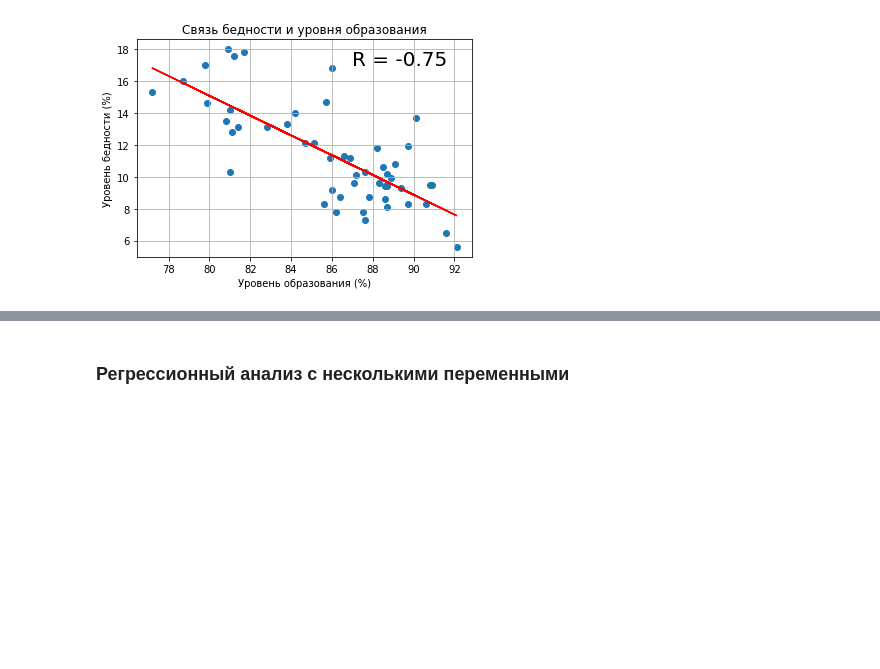
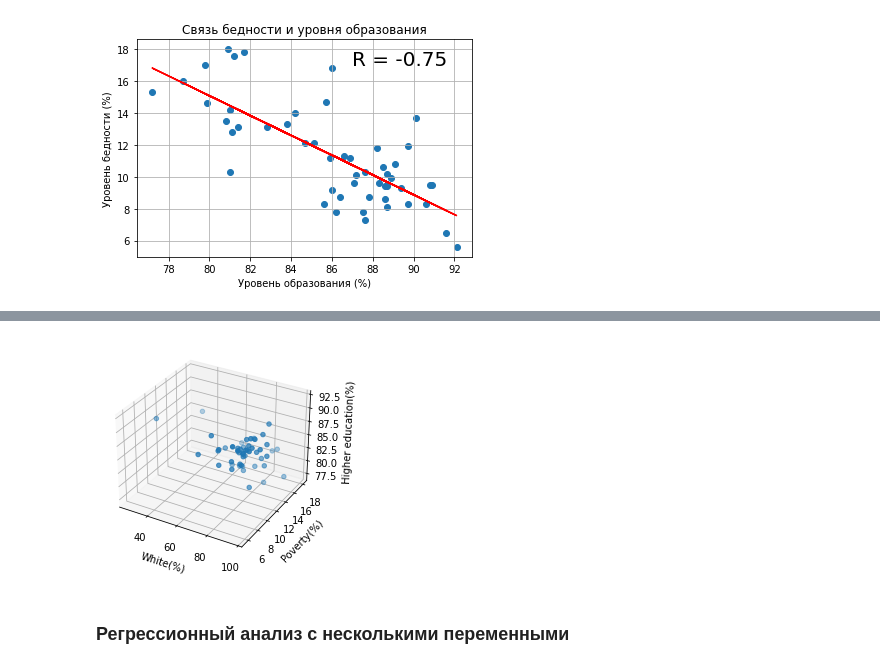
Before and after one commit to EkaterinaZernyukova/data_analysis, a Jupyter notebook: jupyter_notebook/regression_analysis.ipynb, the cells around one changed output, grey strips where cells are left out. Saved outputs shown, nothing was run; the diff lists cells and outputs as text; code cells hidden in the pictures; blank space fills up the shorter version.

```diff
--- a/jupyter_notebook/regression_analysis.ipynb
+++ b/jupyter_notebook/regression_analysis.ipynb
@@ -152,0 +218,3 @@ plt.title("Связь бедности и уровня образования");
+# %%
+data_crop = df[['white', 'hs_grad', 'poverty']]
+data_crop.head()
@@ -152,0 +228,17 @@ plt.title("Связь бедности и уровня образования");
+# %%
+white, hs_grad, poverty = [column for column in data_crop.values.T]
+
+from mpl_toolkits.mplot3d import Axes3D
+
+fig = plt.figure()
+ax = fig.add_subplot(111, projection='3d')
+
+ax.scatter(xs=white, ys=poverty, zs=hs_grad)
+# или
+# ax.scatter(xs=df['white'], ys=df['poverty'], zs=df['hs_grad'])
+
+ax.set_xlabel('White(%)')
+ax.set_ylabel('Poverty(%)')
+ax.set_zlabel('Higher education(%)');
+# %% [output]
+[figure, added]
```
Also changed, not shown: parts of 27 cells of this notebook.
